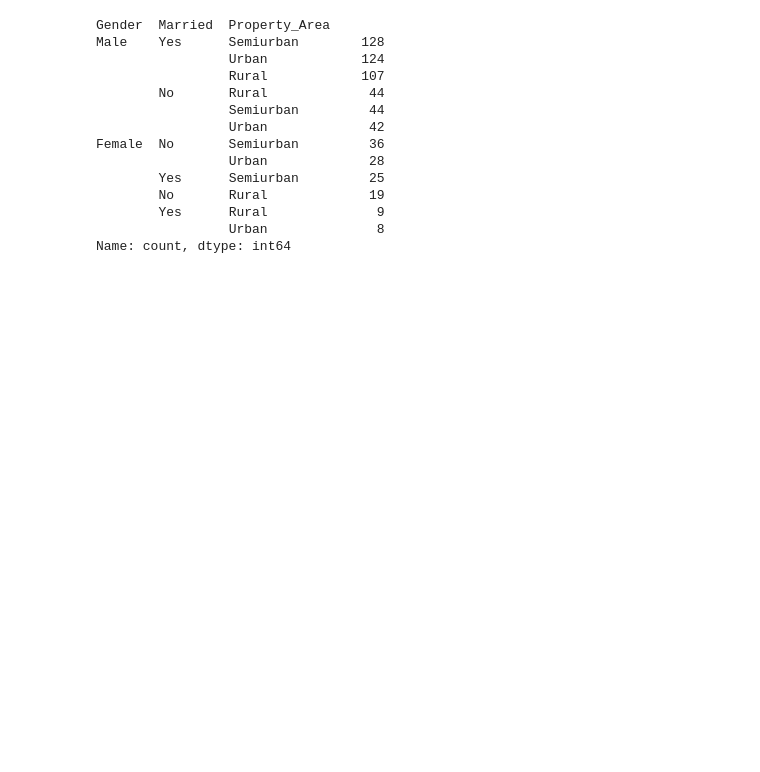
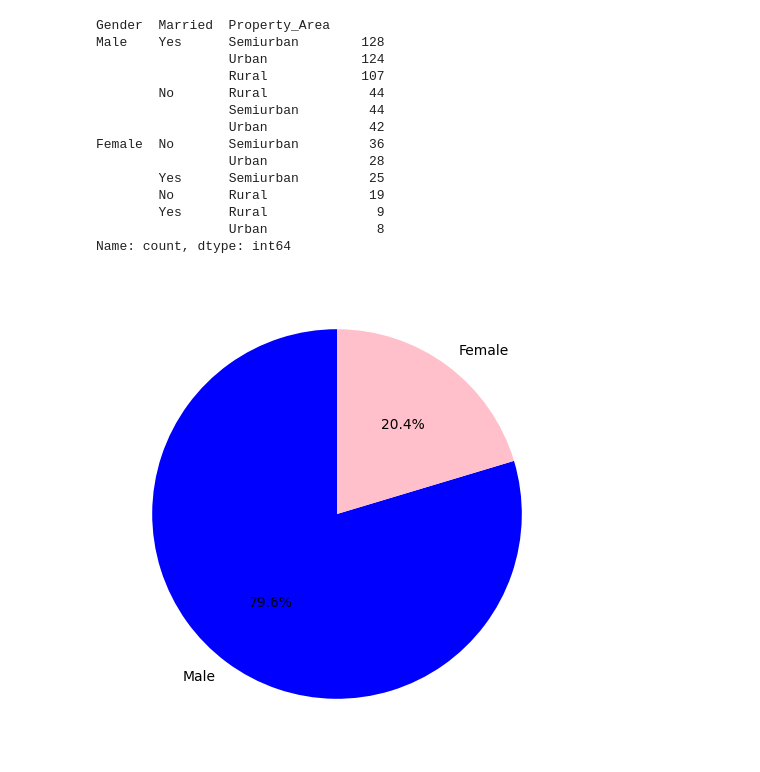
Before and after one commit to Ngundifidel/Data-Science, a Jupyter notebook: lesson1.ipynb, the cells around one changed output. Drawn from its saved outputs; the diff is of its cells as text; code cells hidden in the pictures; blank space fills up the shorter version.

```diff
--- a/lesson1.ipynb
+++ b/lesson1.ipynb
@@ -316,3 +322,20 @@ Female  No       Semiurban         36
         Yes      Rural              9
                  Urban              8
 Name: count, dtype: int64
+# %%
+# data visualization
+# a simple pie chart male v fermale
+# we are going to use matplotlib for visualisation
+import matplotlib.pyplot as plt
+
+# get the count of male vs female
+genderCount= data['Gender'].value_counts()
+
+# define the size of the figure the width and the height in inches
+plt.figure(figsize=(6,6))
+plt.pie(genderCount,labels=genderCount.index, autopct='%1.1f%%',colors= ['blue', 'pink'], startangle=90 )
+
+plt.title = ('Gender distribution')
+plt.show()
+# %% [output]
+[figure, added]
```
Also changed, not shown: parts of 6 cells of this notebook, 1 other file.
